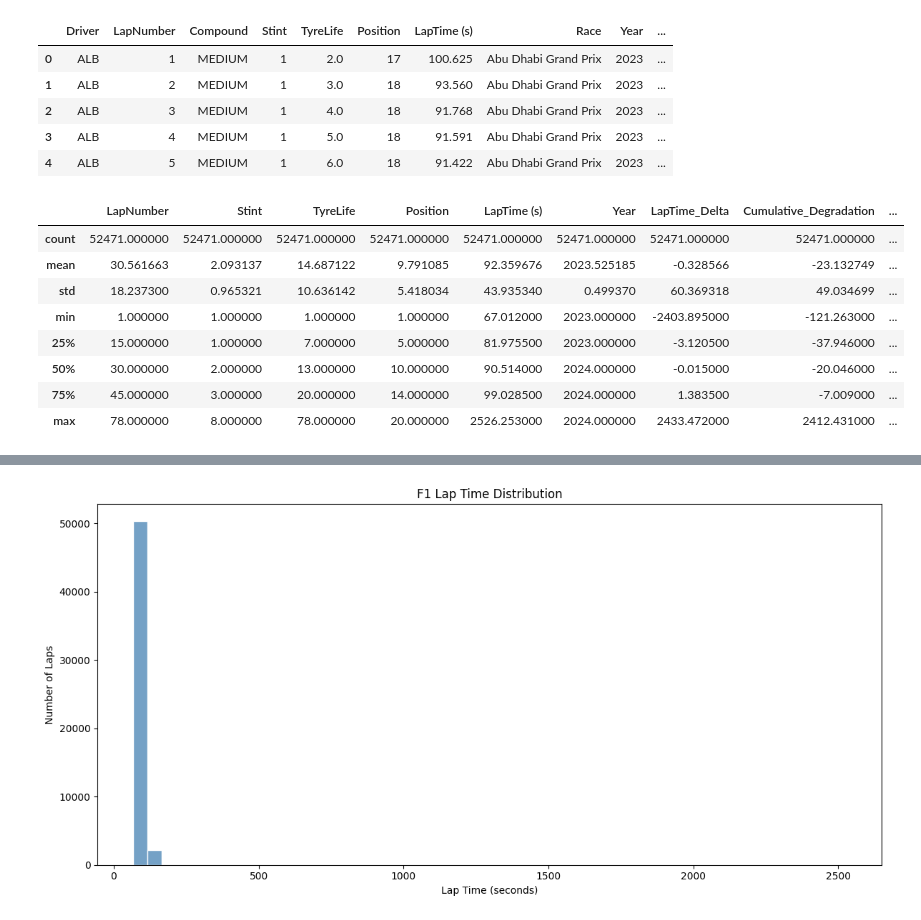
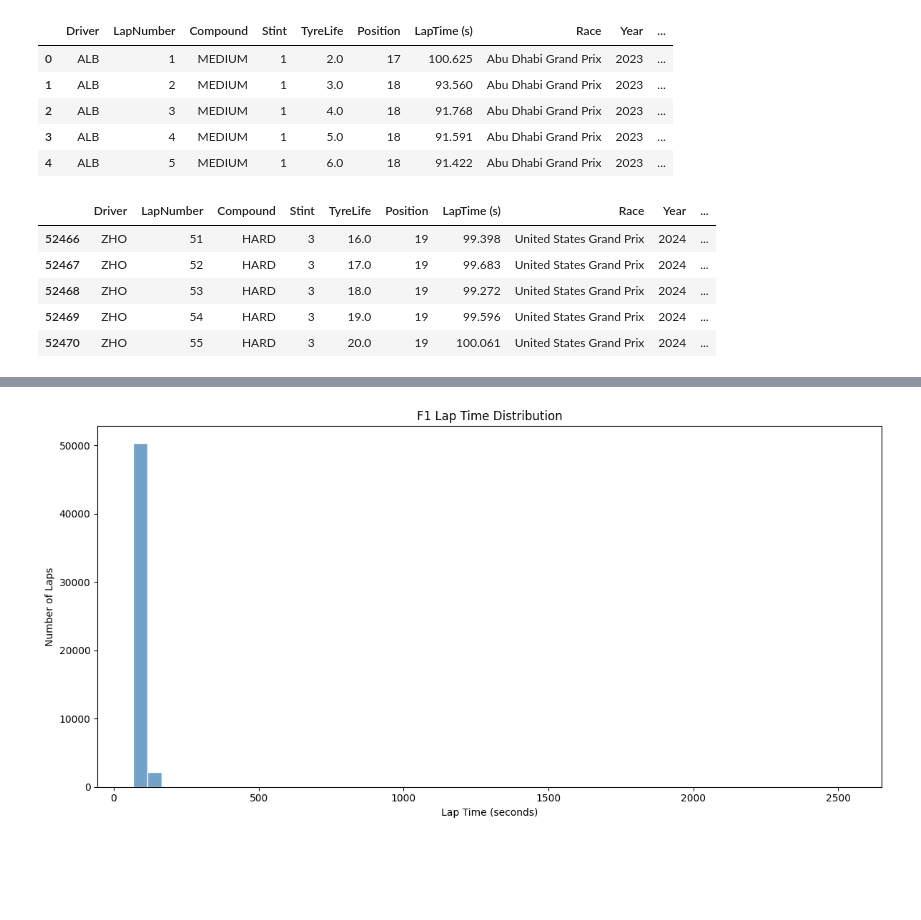
Before and after one commit to Mr-Freestyler21/f1-pit-stop-prediction, a Jupyter notebook: f1.ipynb, the cells around one changed output, grey strips where cells are left out. Drawn from its saved outputs; the diff is of its cells as text; code cells hidden in the pictures; blank space fills up the shorter version.

```diff
--- a/f1.ipynb
+++ b/f1.ipynb
@@ -34,14 +34,11 @@ Columns: ['Driver', 'LapNumber', 'Compound', 'Stint', 'TyreLife', 'Position', 'L
 | 3 | ALB | 4 | MEDIUM | 1 | 5.0 | 18 | 91.591 | Abu Dhabi Grand Prix | 2023 | ... |
 | 4 | ALB | 5 | MEDIUM | 1 | 6.0 | 18 | 91.422 | Abu Dhabi Grand Prix | 2023 | ... |
 # %%
-df.describe()
+df.tail()
 # %% [output]
-|  | LapNumber | Stint | TyreLife | Position | LapTime (s) | Year | LapTime_Delta | Cumulative_Degradation | ... |
-| count | 52471.000000 | 52471.000000 | 52471.000000 | 52471.000000 | 52471.000000 | 52471.000000 | 52471.000000 | 52471.000000 | ... |
-| mean | 30.561663 | 2.093137 | 14.687122 | 9.791085 | 92.359676 | 2023.525185 | -0.328566 | -23.132749 | ... |
-| std | 18.237300 | 0.965321 | 10.636142 | 5.418034 | 43.935340 | 0.499370 | 60.369318 | 49.034699 | ... |
-| min | 1.000000 | 1.000000 | 1.000000 | 1.000000 | 67.012000 | 2023.000000 | -2403.895000 | -121.263000 | ... |
-| 25% | 15.000000 | 1.000000 | 7.000000 | 5.000000 | 81.975500 | 2023.000000 | -3.120500 | -37.946000 | ... |
-| 50% | 30.000000 | 2.000000 | 13.000000 | 10.000000 | 90.514000 | 2024.000000 | -0.015000 | -20.046000 | ... |
-| 75% | 45.000000 | 3.000000 | 20.000000 | 14.000000 | 99.028500 | 2024.000000 | 1.383500 | -7.009000 | ... |
-| max | 78.000000 | 8.000000 | 78.000000 | 20.000000 | 2526.253000 | 2024.000000 | 2433.472000 | 2412.431000 | ... |
+|  | Driver | LapNumber | Compound | Stint | TyreLife | Position | LapTime (s) | Race | Year | ... |
+| 52466 | ZHO | 51 | HARD | 3 | 16.0 | 19 | 99.398 | United States Grand Prix | 2024 | ... |
+| 52467 | ZHO | 52 | HARD | 3 | 17.0 | 19 | 99.683 | United States Grand Prix | 2024 | ... |
+| 52468 | ZHO | 53 | HARD | 3 | 18.0 | 19 | 99.272 | United States Grand Prix | 2024 | ... |
+| 52469 | ZHO | 54 | HARD | 3 | 19.0 | 19 | 99.596 | United States Grand Prix | 2024 | ... |
+| 52470 | ZHO | 55 | HARD | 3 | 20.0 | 19 | 100.061 | United States Grand Prix | 2024 | ... |
```
Also changed, not shown: parts of 2 cells of this notebook, 1 other file.
